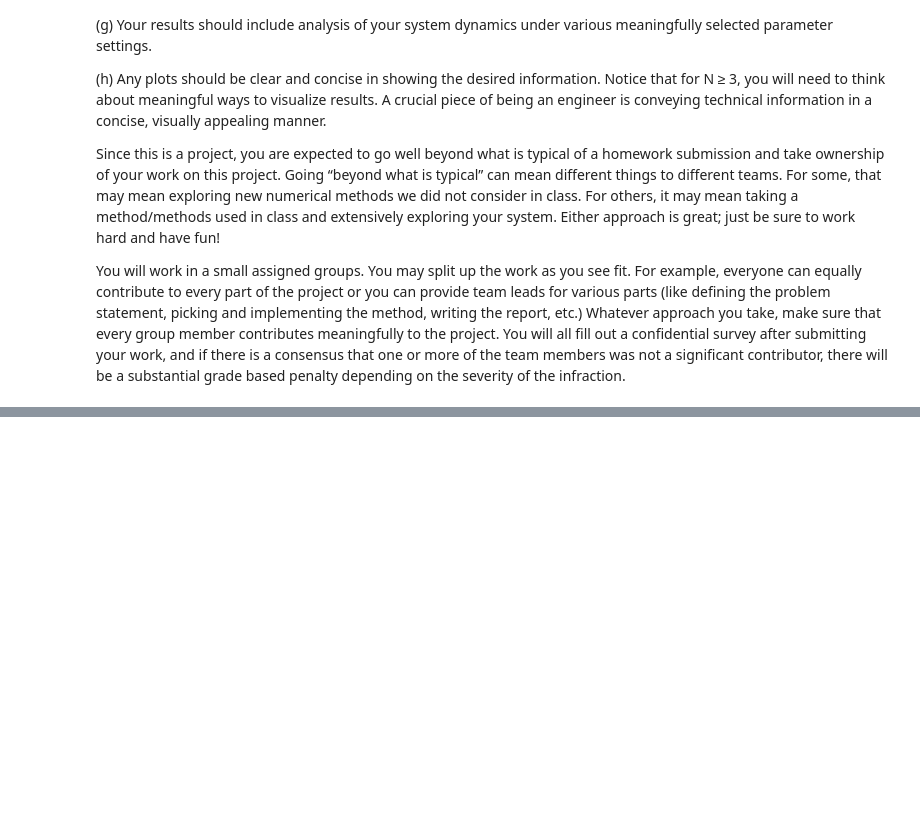
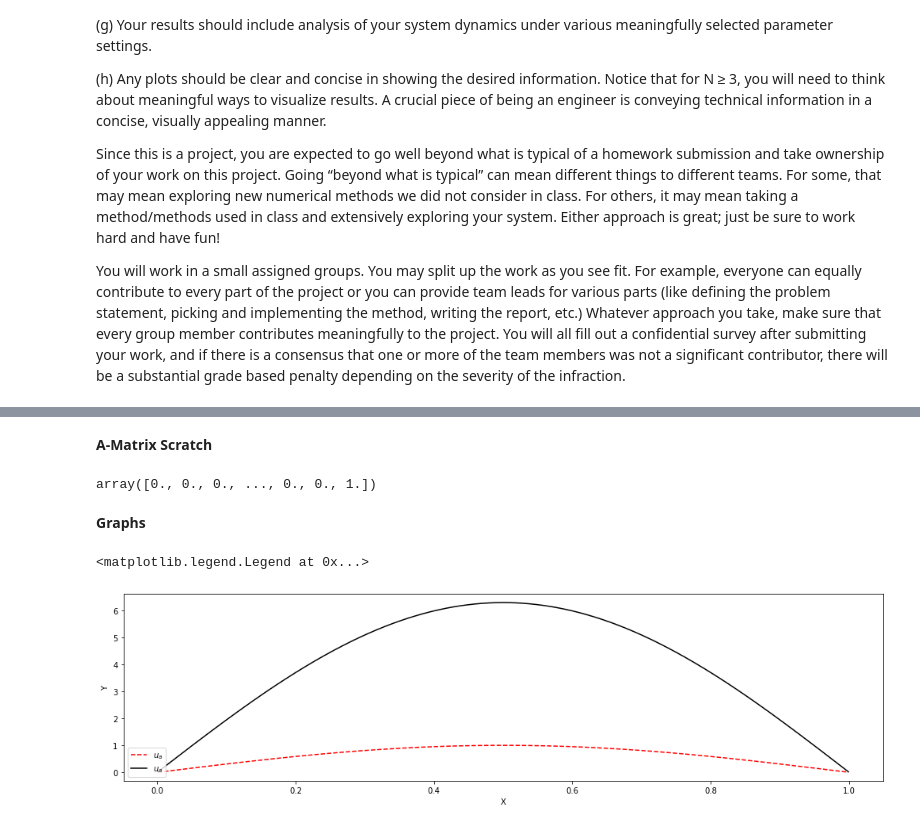
Before and after one commit to minwin0630/ae370-group-project-2, a Jupyter notebook: Project 2 Group.ipynb, the cells around one changed output, grey strips where cells are left out. Drawn from its saved outputs; the diff is of its cells as text; code cells hidden in the pictures; blank space fills up the shorter version.

```diff
--- a/Project 2 Group.ipynb
+++ b/Project 2 Group.ipynb
@@ -52,0 +47,13 @@ from scipy.sparse.linalg import spsolve
+# %%
+# Imports
+import numpy as np
+import matplotlib.pyplot as plt
+from scipy import sparse as sp
+from scipy.sparse.linalg import spsolve
+
+# Knowns
+T = 5
+a = 0
+b = 1
+n = 1000
+dt = 0.1
@@ -52,0 +62,7 @@ from scipy.sparse.linalg import spsolve
+# %%
+# Forcing Function
+def g_function(x_points_array, t):
+    top_half = np.zeros(n-1)
+    bottom_half = np.sin(np.pi*x_points_array)
+    ans = np.concatenate((top_half, bottom_half))
+    return ans
@@ -52,0 +148,60 @@ from scipy.sparse.linalg import spsolve
+# %% [markdown]
+**A-Matrix Scratch**
+# %%
+ind = np.arange(0, 2*n-2, 1)
+ones = np.ones(n-1)
+dx = (b-a) / n
+rho = 2700
+E = 70
+coef = rho*dx**2/E
+
+ind_top_half_rows = ind[0:999]
+ind_top_half_cols = ind[999:]
+ind_bot_half_rows = ind[999:]
+ind_bot_half_cols = ind[0:999]
+
+# Add -2 diagonal
+neg2s = -2*ones
+A = sp.coo_matrix((neg2s, (ind_bot_half_rows,ind_bot_half_cols)), shape=(2*n-2, 2*n-2)).tocsr()
+
+# Add top 1 diagonal
+A = A + sp.coo_matrix((ones[:-1], (ind_bot_half_rows[:-1],ind_bot_half_cols[1:])), shape=(2*n-2, 2*n-2)).tocsr()
+
+# Add bottom 1 diagonal
+A = A + sp.coo_matrix((ones[:-1], (ind_bot_half_rows[1:],ind_bot_half_cols[:-1])), shape=(2*n-2, 2*n-2)).tocsr()
+
+# Add top diagonal
+coefs = coef*ones
+A = A + sp.coo_matrix((coefs, (ind_top_half_rows,ind_top_half_cols)), shape=(2*n-2, 2*n-2)).tocsr()
+
+A = A*E/(rho*dx**2)
+
+A.toarray()[998]
+# %% [output]
+array([0., 0., 0., ..., 0., 0., 1.])
+# %% [markdown]
+**Graphs**
+# %%
+# All Displacements at each time step
+U1 = trapIVP(E, rho, dt, n)[0]
+
+# Interpolation Points
+x_int = trapIVP(E, rho, dt, n)[2]
+
+# Displacements at different times
+U_t0 = U1[0]
+U_t5 = U1[50]
+# %%
+import matplotlib.pyplot as plt
+fig = plt.figure(figsize=(14, 4), tight_layout=True)
+ax1 = fig.add_subplot(111)
+ax1.plot(x_int, U_t0, 'r--', label=r'$u_a$')
+ax1.plot(x_int, U_t5, 'k', label=r'$u_a$')
+ax1.set_xlabel('X')
+ax1.set_ylabel('Y')
+ax1.set_xscale('linear')
+ax1.set_yscale('linear')
+ax1.legend(loc='lower left')
+# %% [output]
+<matplotlib.legend.Legend at 0x...>
+[figure, added]
```
Also changed, not shown: parts of 4 cells of this notebook.
